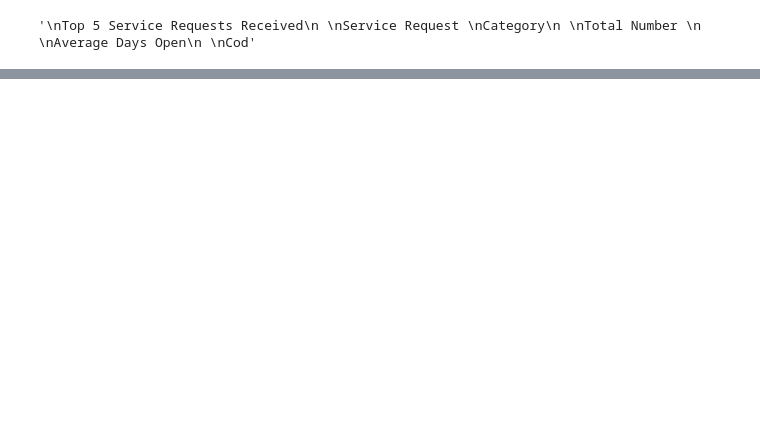
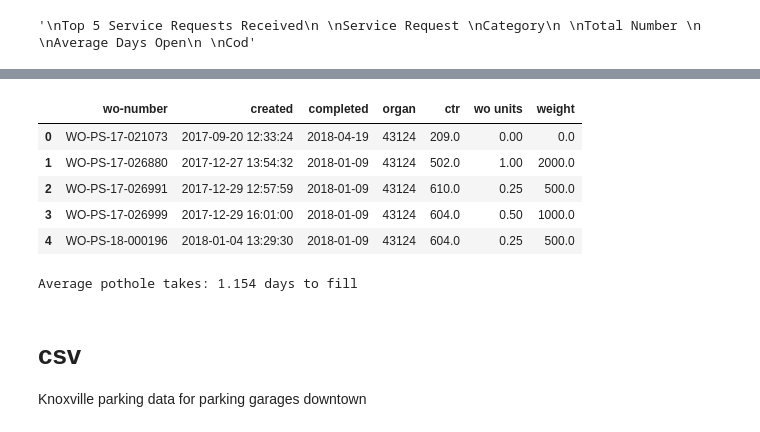
Before and after one commit to knoxdata/knoxville-opendata-notebooks, a Jupyter notebook: notebooks/codestock.ipynb, the cells around one changed output, grey strips where cells are left out. Drawn from its saved outputs; the diff is of its cells as text; code cells hidden in the pictures; blank space fills up the shorter version.

Commit message:
Adding excel to notebook

```diff
--- a/notebooks/codestock.ipynb
+++ b/notebooks/codestock.ipynb
@@ -28,0 +85,27 @@ RuntimeError: Please make sure that Ghostscript is installed
+# %%
+import pandas
+
+potholes = pandas.read_excel(
+    '../data/codestock/completed_potholes_2018.xls',
+    names=['wo-number', 'created', 'completed', 'organ', 'ctr', 'wo units', 'weight'],
+    parse_dates=['created', 'completed'],
+    skiprows=12,
+    nrows=500,
+    usecols=[1, 6, 9, 14, 15, 16, 19])
+
+potholes.head(5)
+# %% [output]
+|  | wo-number | created | completed | organ | ctr | wo units | weight |
+| 0 | WO-PS-17-021073 | 2017-09-20 12:33:24 | 2018-04-19 | 43124 | 209.0 | 0.00 | 0.0 |
+| 1 | WO-PS-17-026880 | 2017-12-27 13:54:32 | 2018-01-09 | 43124 | 502.0 | 1.00 | 2000.0 |
+| 2 | WO-PS-17-026991 | 2017-12-29 12:57:59 | 2018-01-09 | 43124 | 610.0 | 0.25 | 500.0 |
+| 3 | WO-PS-17-026999 | 2017-12-29 16:01:00 | 2018-01-09 | 43124 | 604.0 | 0.50 | 1000.0 |
+| 4 | WO-PS-18-000196 | 2018-01-04 13:29:30 | 2018-01-09 | 43124 | 604.0 | 0.25 | 500.0 |
+# %%
+print('Average pothole takes: %s days to fill' % (potholes.completed - potholes.created).dt.days.mean())
+# %% [output]
+Average pothole takes: 1.154 days to fill
+# %% [markdown]
+# csv
+
+Knoxville parking data for parking garages downtown
```
Also changed, not shown: parts of 10 cells of this notebook.
